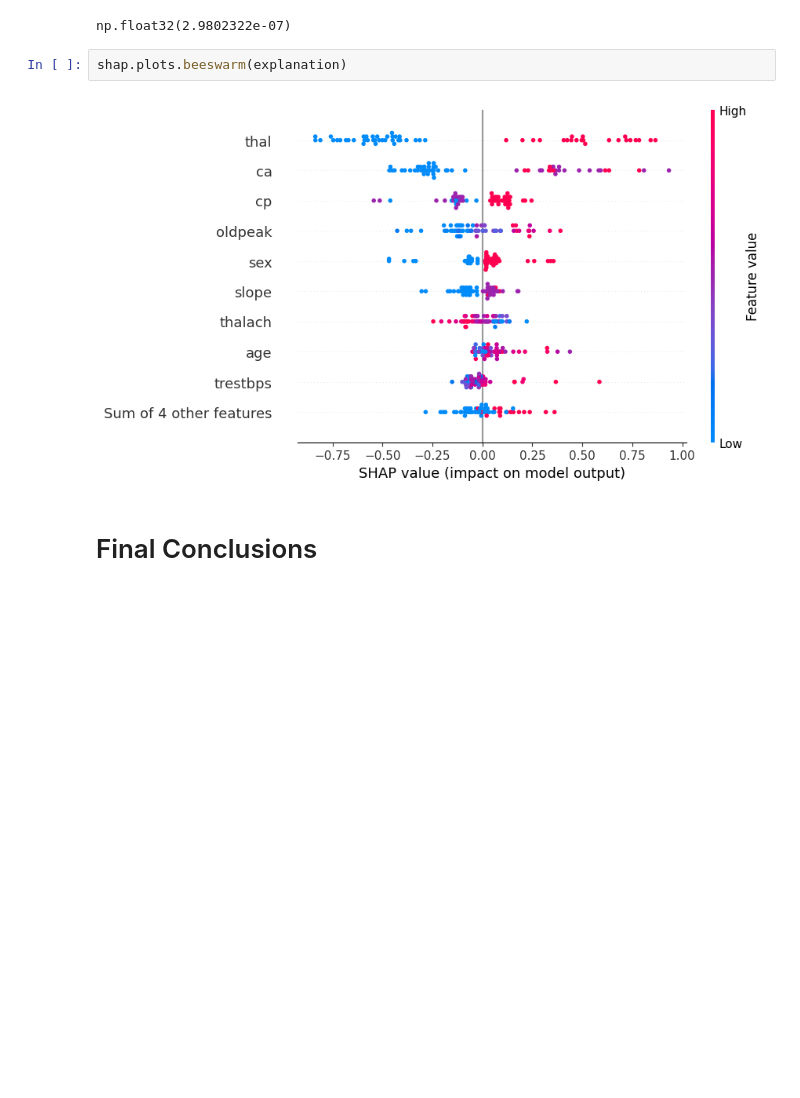
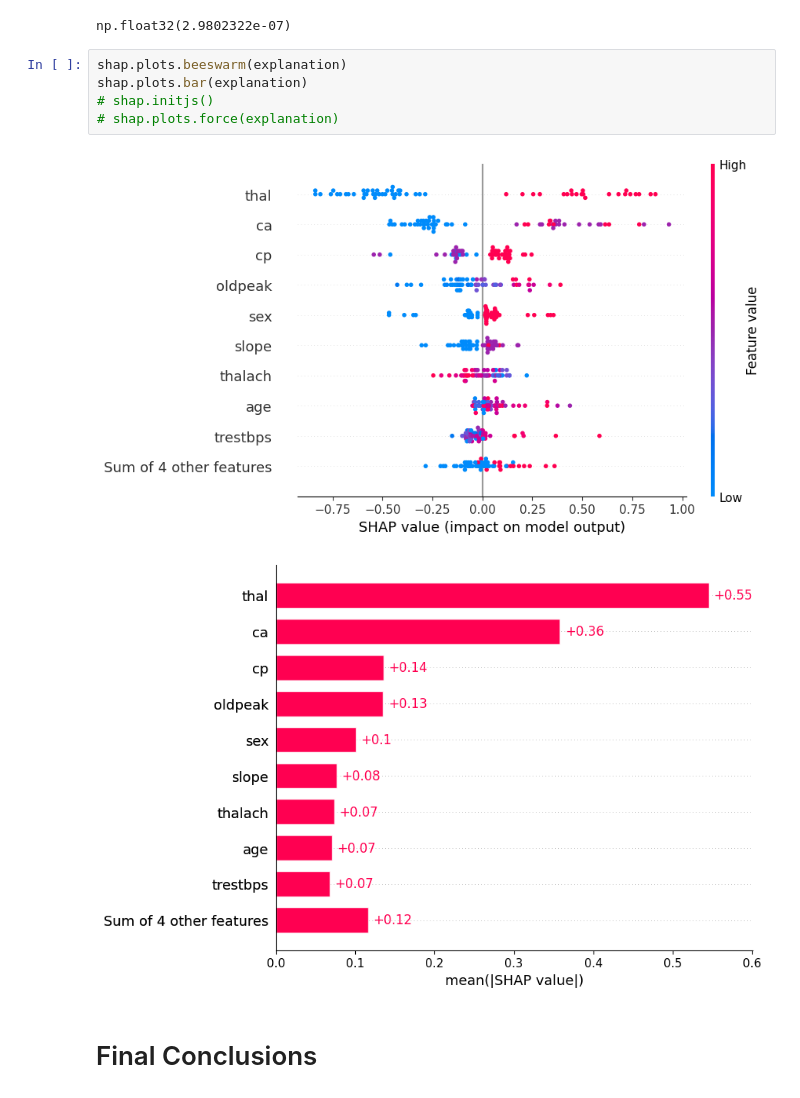
Before and after one commit to 00raymond/aiindustryproject, a Jupyter notebook: notebook.ipynb, the cells around one changed output. Saved outputs shown, nothing was run; the diff lists cells and outputs as text; blank space fills up the shorter version.

Commit message:
new bar graph

```diff
--- a/notebook.ipynb
+++ b/notebook.ipynb
@@ -599,9 +599,13 @@ margin_pred = best_xg.predict(X_test, output_margin=True) # make sure the SHAP v
 np.abs(shap_values.sum(axis=1) + explanation.base_values - margin_pred).max() # basically 0 atp
 # %% [output]
 np.float32(2.9802322e-07)
-# %%
-shap.plots.beeswarm(explanation)
-# %% [output]
-[figure, removed]
+# %%
+shap.plots.beeswarm(explanation)
+shap.plots.bar(explanation)
+# shap.initjs()
+# shap.plots.force(explanation)
+# %% [output]
+[figure, added]
+[figure, added]
 # %% [markdown]
 # Final Conclusions
```
